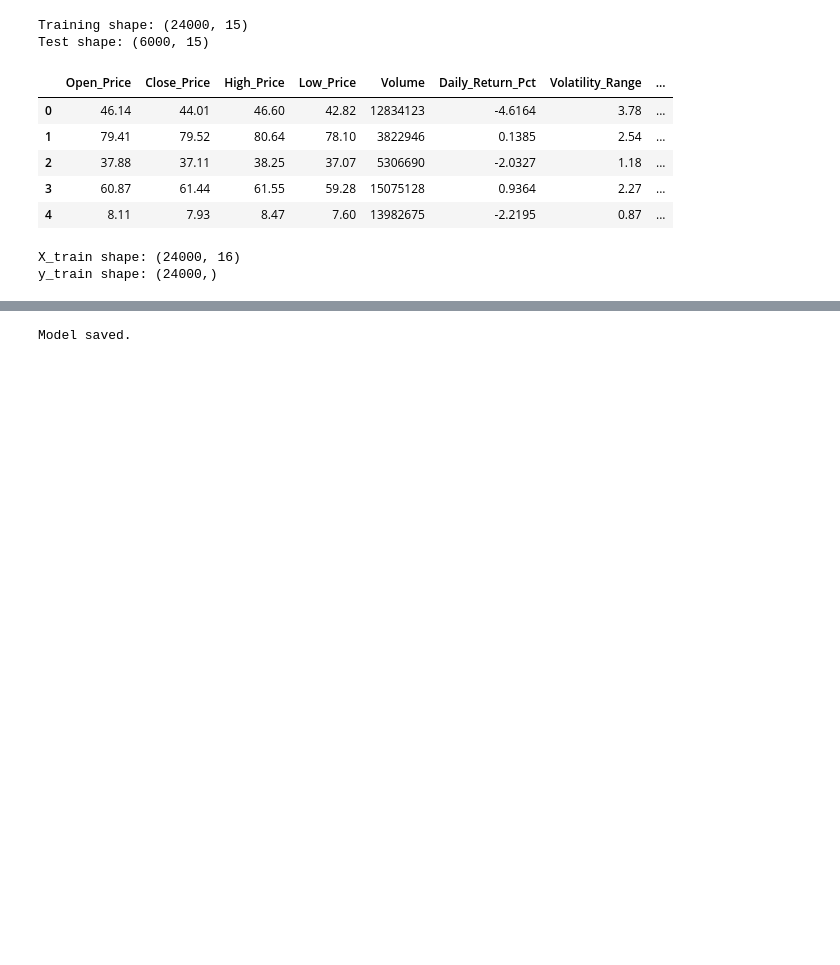
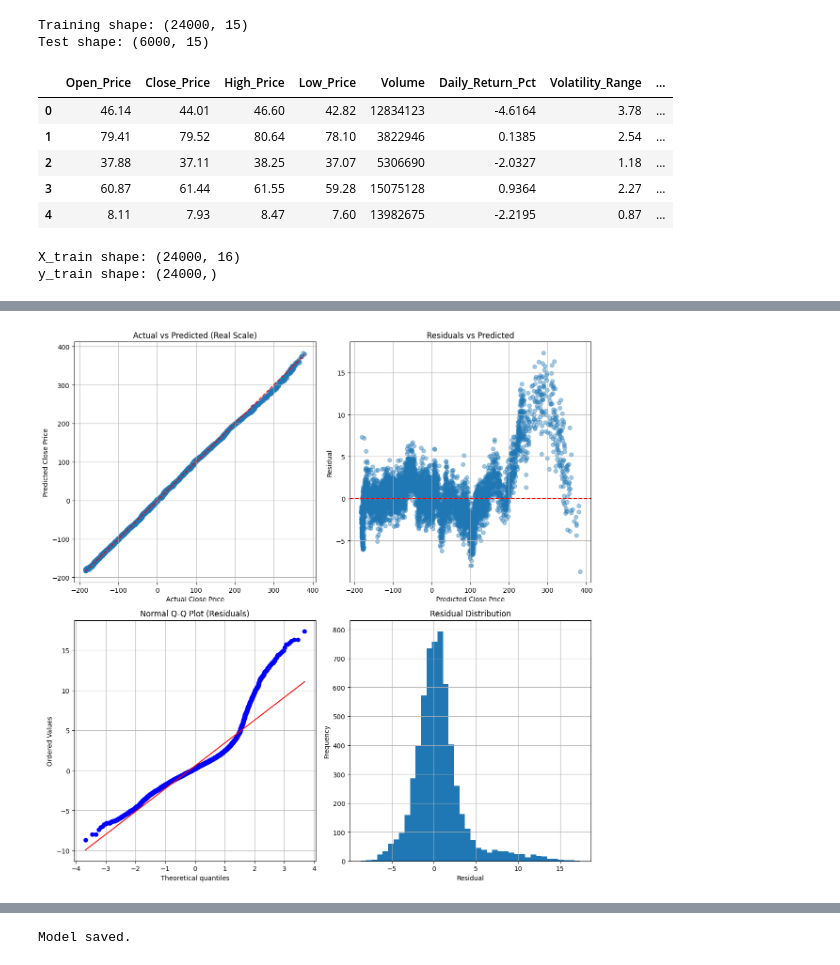
Before and after one commit to shashank237/AIBAS_Event_Based_Market_Predictor, a Jupyter notebook: code/models/AI_Model.ipynb, the cells around one changed output, grey strips where cells are left out. Saved outputs shown, nothing was run; the diff lists cells and outputs as text; code cells hidden in the pictures; blank space fills up the shorter version.

```diff
--- a/code/models/AI_Model.ipynb
+++ b/code/models/AI_Model.ipynb
@@ -255,3 +336,70 @@ ANN R² (normalized): 0.999151
+# %%
+import os
+import numpy as np
+import matplotlib.pyplot as plt
+import scipy.stats as stats
+
+# =========================
+# Output directory
+# =========================
+output_dir = "../../documentation/"
+os.makedirs(output_dir, exist_ok=True)
+
+# =========================
+# ANN Diagnostics Data
+# =========================
+residuals = residuals_real
+predicted = y_pred_real
+
+# =========================
+# Create 2x2 diagnostic figure
+# =========================
+fig, axes = plt.subplots(2, 2, figsize=(12, 12))
+
+# ---- 1. Actual vs Predicted ----
+axes[0, 0].scatter(y_test_real, predicted, alpha=0.4)
+axes[0, 0].plot(
+    [y_test_real.min(), y_test_real.max()],
+    [y_test_real.min(), y_test_real.max()],
+    "r--"
+)
+axes[0, 0].set_title("Actual vs Predicted (Real Scale)")
+axes[0, 0].set_xlabel("Actual Close Price")
+axes[0, 0].set_ylabel("Predicted Close Price")
+axes[0, 0].grid(True)
+
+# ---- 2. Residuals vs Predicted ----
+axes[0, 1].scatter(predicted, residuals, alpha=0.4)
+axes[0, 1].axhline(0, color="red", linestyle="--")
+axes[0, 1].set_title("Residuals vs Predicted")
+axes[0, 1].set_xlabel("Predicted Close Price")
+axes[0, 1].set_ylabel("Residual")
+axes[0, 1].grid(True)
+
+# ---- 3. Normal Q-Q Plot (Residuals) ----
+stats.probplot(residuals, dist="norm", plot=axes[1, 0])
+axes[1, 0].set_title("Normal Q-Q Plot (Residuals)")
+axes[1, 0].grid(True)
+
+# ---- 4. Residual Distribution ----
+axes[1, 1].hist(residuals, bins=40)
+axes[1, 1].set_title("Residual Distribution")
+axes[1, 1].set_xlabel("Residual")
+axes[1, 1].set_ylabel("Frequency")
+axes[1, 1].grid(True)
+
+# =========================
+# Save combined diagnostics
+# =========================
+plt.tight_layout()
+plt.savefig(
+    os.path.join(output_dir, "ann_diagnostic_plots_combined.png"),
+    dpi=300,
+    bbox_inches="tight"
+)
+plt.show()
+# %% [output]
+[figure, added]
 # %%
 
 # =========================
```
Also changed, not shown: parts of 9 cells of this notebook, 5 other files.
